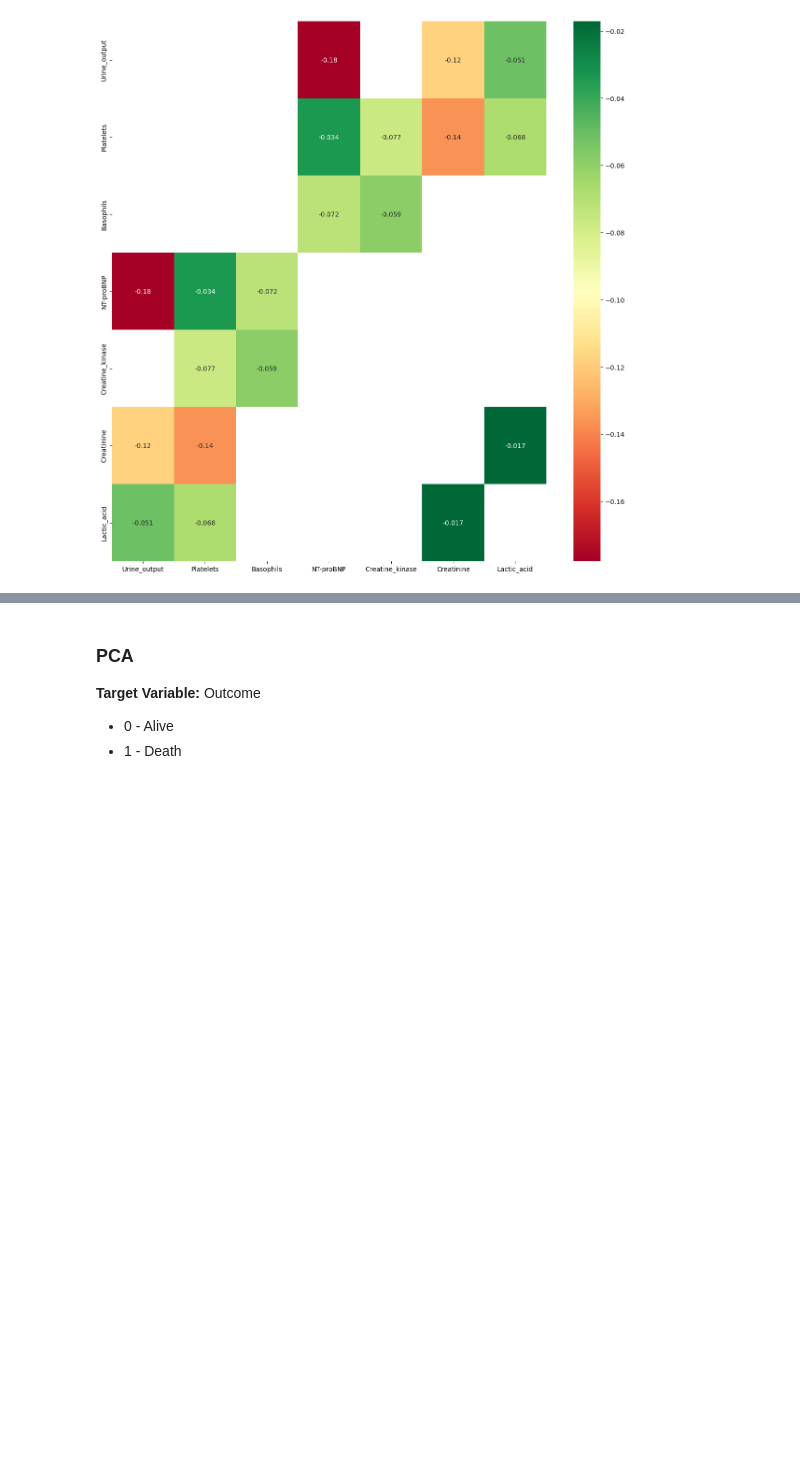
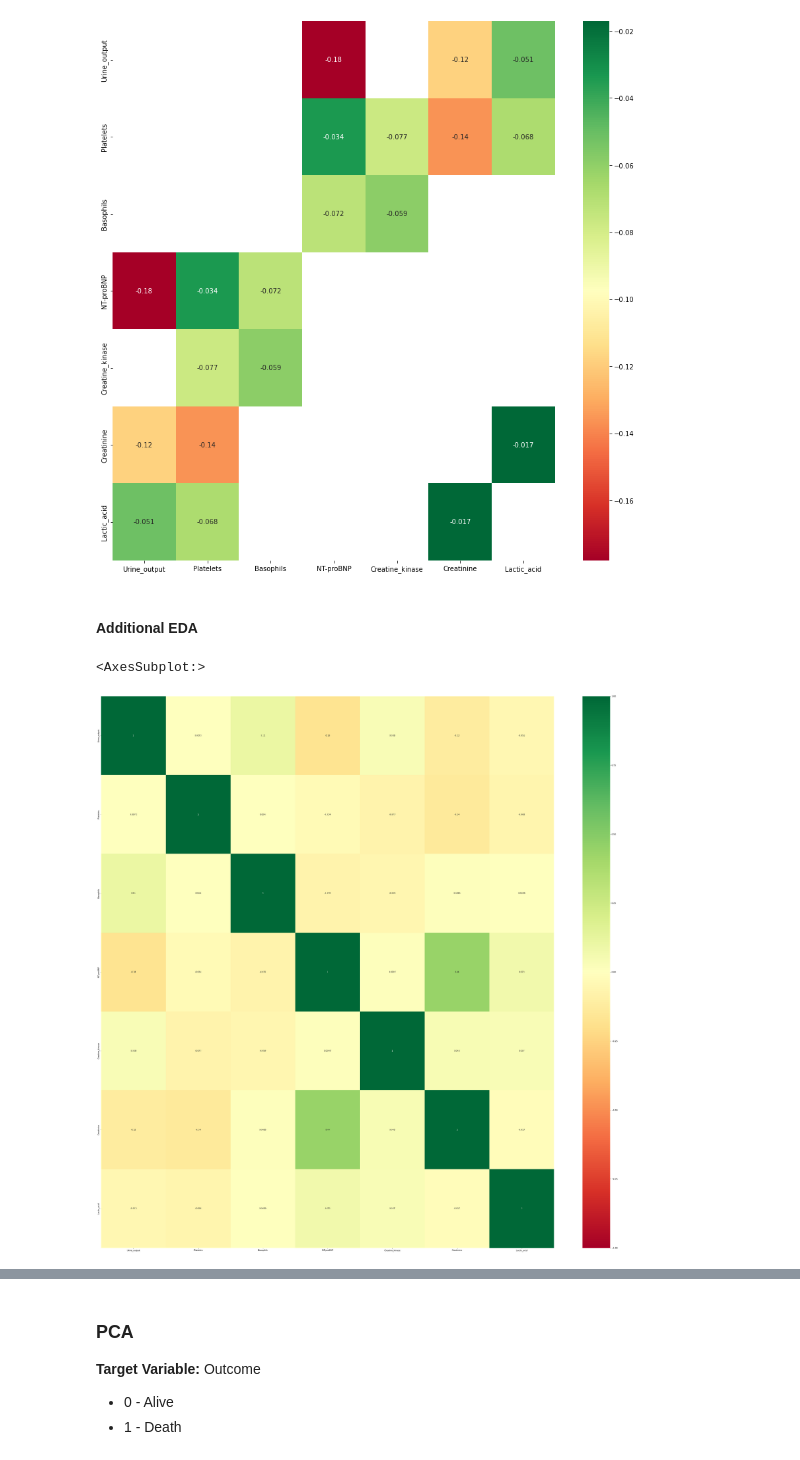
Before and after one commit to sumaiya008/InHospitalMortalityClassification, a Jupyter notebook: Project-03.ipynb, the cells around one changed output, grey strips where cells are left out. Saved outputs shown, nothing was run; the diff lists cells and outputs as text; code cells hidden in the pictures; blank space fills up the shorter version.

```diff
--- a/Project-03.ipynb
+++ b/Project-03.ipynb
@@ -614,3 +622,11 @@ Index(['Urine_output', 'Platelets', 'Basophils', 'NT-proBNP',
 # %%
 # Replace values in gender column with 0 and 1
 #df['gendera'] = df['gendera'].apply(lambda x: '0' if x == 1 else '1')
+# %% [markdown]
+#### Additional EDA
+# %%
+plt.figure(figsize=(50,50))
+sns.heatmap(df.select_dtypes(exclude="category").corr(),annot=True,cmap="RdYlGn",vmin=-1,vmax=1,center = 0)
+# %% [output]
+<AxesSubplot:>
+[figure, added]
```
Also changed, not shown: parts of 24 cells of this notebook.
